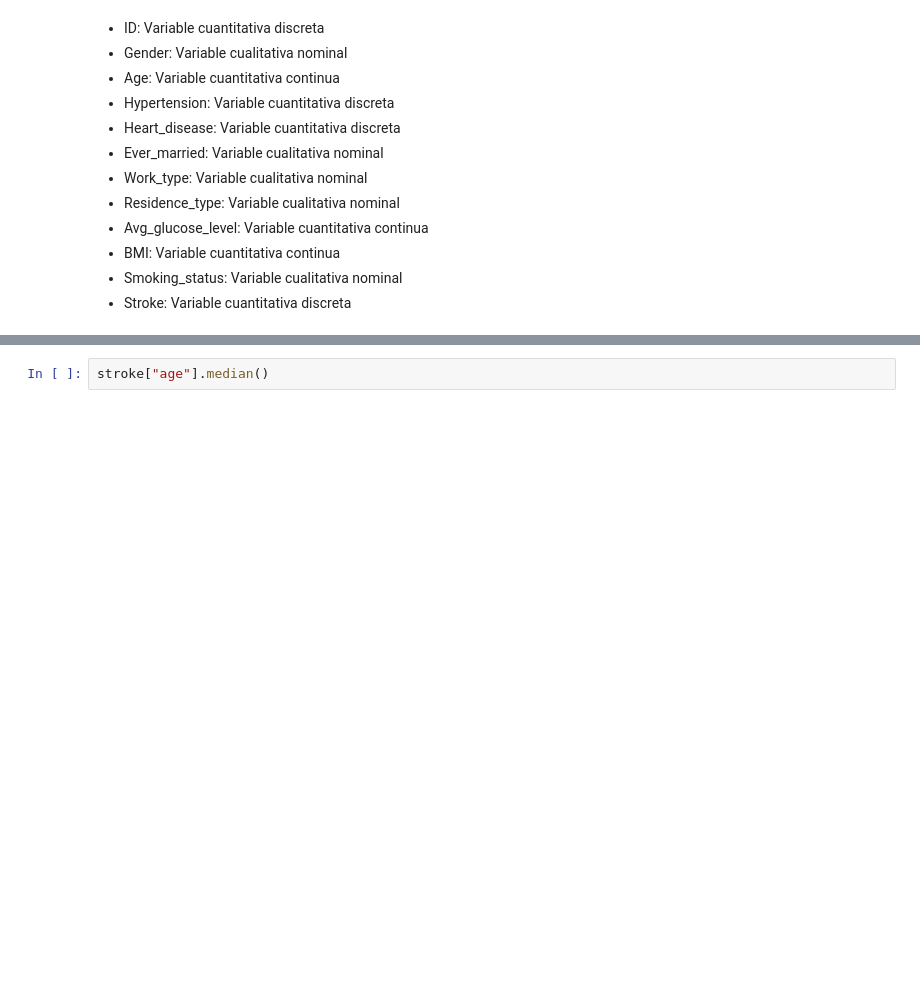
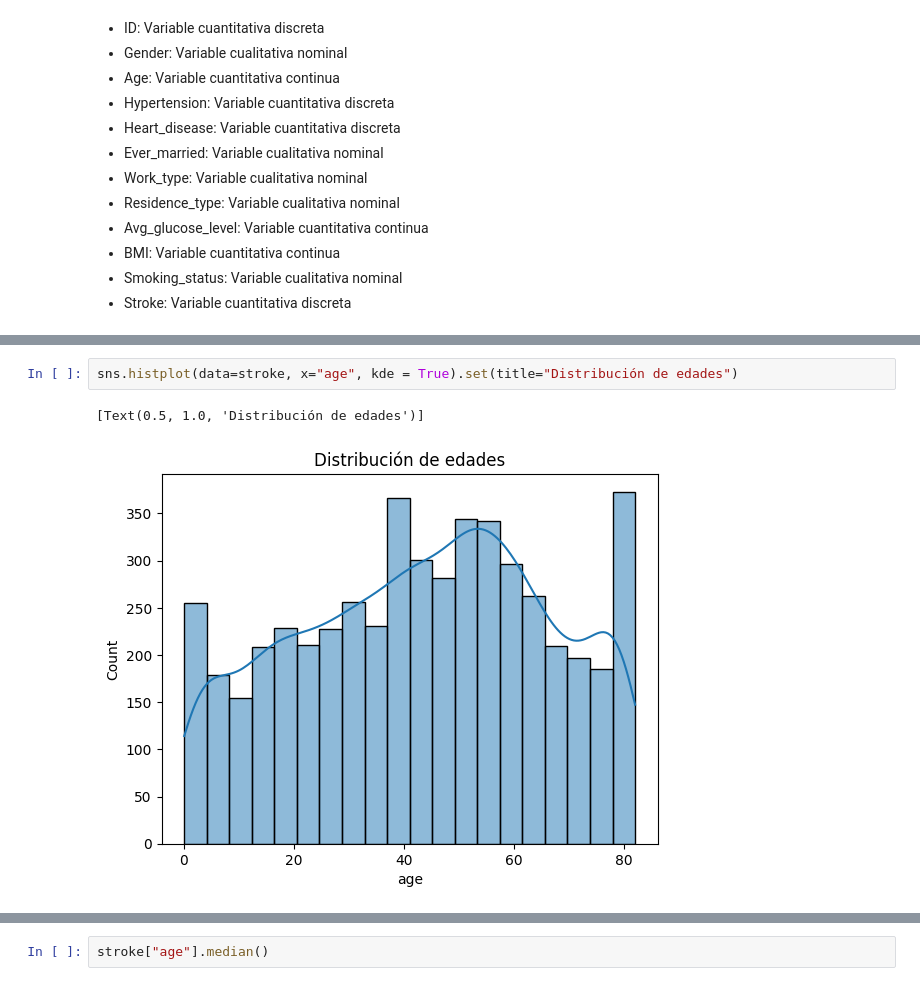
Before and after one commit to 4ldan4/curso_ciencia_de_datos_fsoc, a Jupyter notebook: TareaClase4.ipynb, the cells around one changed output, grey strips where cells are left out. Saved outputs shown, nothing was run; the diff lists cells and outputs as text; blank space fills up the shorter version.

```diff
--- a/TareaClase4.ipynb
+++ b/TareaClase4.ipynb
@@ -149,0 +130,5 @@ stroke.describe()
+# %%
+sns.histplot(data=stroke, x="age", kde = True).set(title="Distribución de edades")
+# %% [output]
+[Text(0.5, 1.0, 'Distribución de edades')]
+[figure, added]
```
Also changed, not shown: parts of 107 cells of this notebook.
